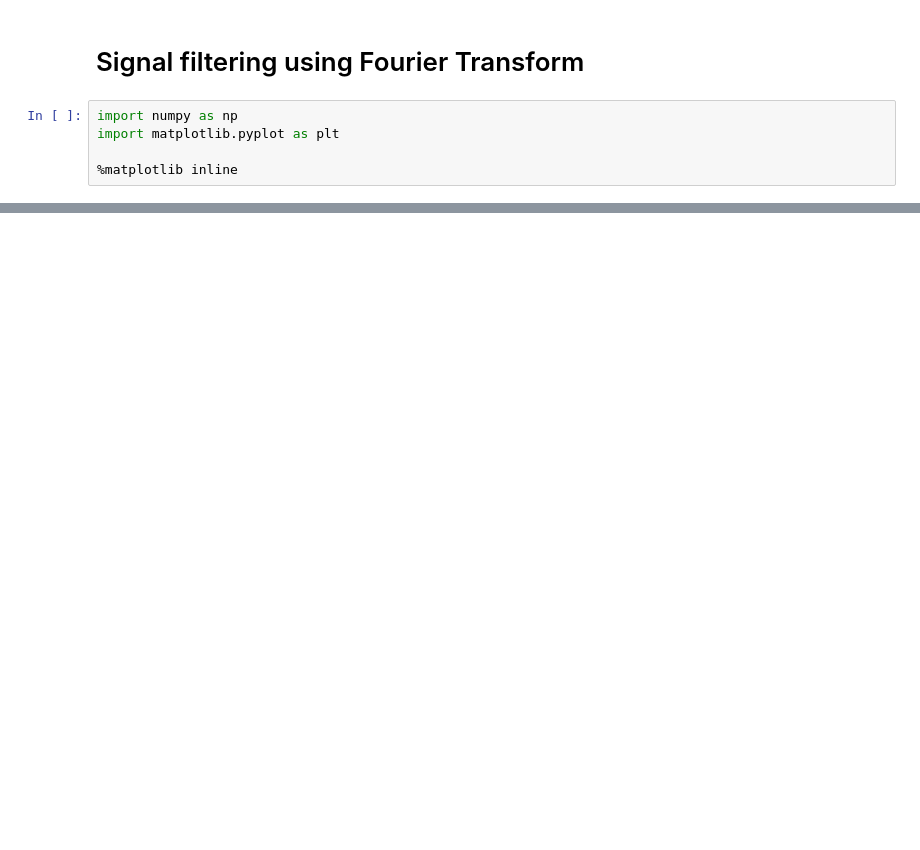
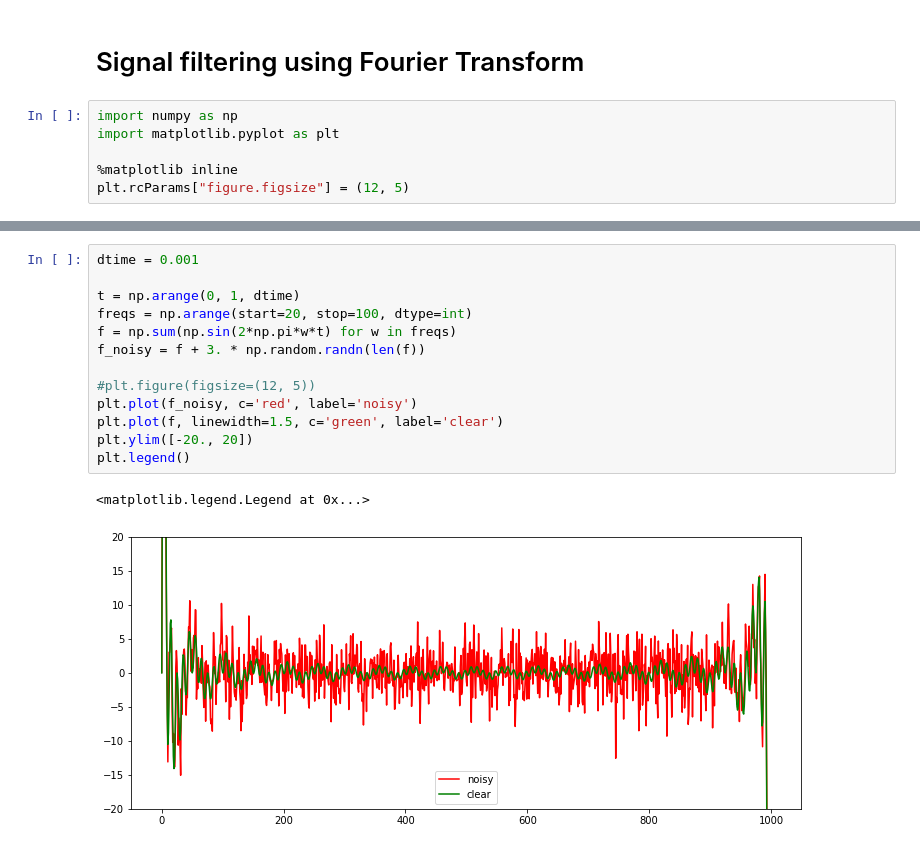
Before and after one commit to neuralsrg/Python-Projects, a Jupyter notebook: signal_processing/signal_filtering_fft.ipynb, the cells around one changed output, grey strips where cells are left out. Cells and saved outputs as stored; diff of their text form; blank space fills up the shorter version.

```diff
--- a/signal_processing/signal_filtering_fft.ipynb
+++ b/signal_processing/signal_filtering_fft.ipynb
@@ -7,6 +7,7 @@ import numpy as np
 import matplotlib.pyplot as plt
 
 %matplotlib inline
+plt.rcParams["figure.figsize"] = (12, 5)
 # %%
 dtime = 0.001
 
@@ -51,0 +70,16 @@ plt.ylim([-10., 10.])
+# %%
+dtime = 0.001
+
+t = np.arange(0, 1, dtime)
+freqs = np.arange(start=20, stop=100, dtype=int)
+f = np.sum(np.sin(2*np.pi*w*t) for w in freqs)
+f_noisy = f + 3. * np.random.randn(len(f))
+
+#plt.figure(figsize=(12, 5))
+plt.plot(f_noisy, c='red', label='noisy')
+plt.plot(f, linewidth=1.5, c='green', label='clear')
+plt.ylim([-20., 20])
+plt.legend()
+# %% [output]
+<matplotlib.legend.Legend at 0x...>
+[figure, added]
```
Also changed, not shown: parts of 10 cells of this notebook.
